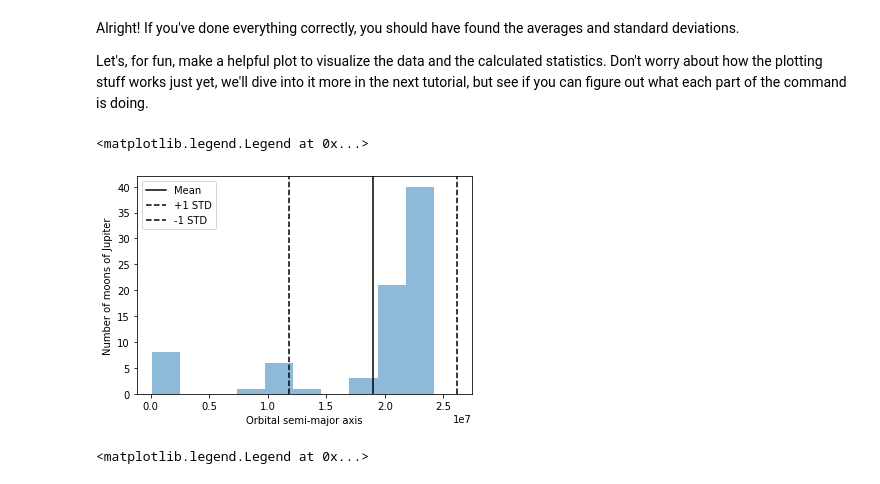
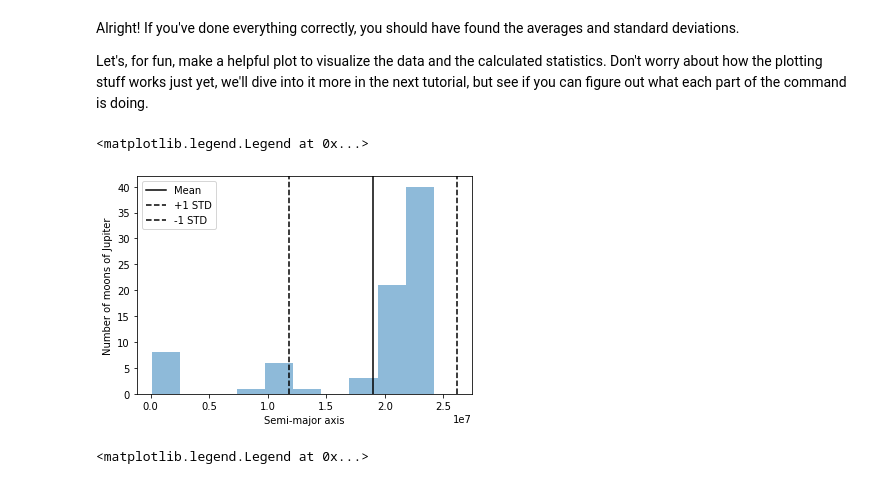
Before and after one commit to heidiawhite/pasea-arp, a Jupyter notebook: Pre-workshop/pre-workshop_tutorial_part1.ipynb, the cells around one changed output. Cells and saved outputs as stored; diff of their text form; code cells hidden in the pictures.

```diff
--- a/Pre-workshop/pre-workshop_tutorial_part1.ipynb
+++ b/Pre-workshop/pre-workshop_tutorial_part1.ipynb
@@ -369,7 +401,7 @@ moons_data = np.loadtxt('drive/My Drive/jupiters_moons.csv', delimiter=',', dtyp
 # %% [markdown]
 You can also skip reading the first row of the file using the option "skiprows". This row contains names of columns rather than data, so you can ignore it.
 # %%
-moons_data = np.loadtxt('drive/My Drive/jupiters_moons.csv', delimiter=',', dtype=  , skiprows=1)
+moons_data = np.loadtxt('drive/My Drive/pasea-arp/Pre-workshop/jupiters_moons.csv', delimiter=',', dtype='str', skiprows=1)
 # %% [markdown]
 Now print this data
 # %%
@@ -524,16 +556,16 @@ Let's, for fun, make a helpful plot to visualize the data and the calculated sta
 # %%
 import matplotlib.pyplot as plt
 %matplotlib inline
 
 plt.hist(major_axes, alpha=0.5)
-plt.axvline(average_major_axis, color='k',label="Mean")
-plt.axvline(average_major_axis + std_major_axis, ls='--',color='k',label="+1 STD")
-plt.axvline(average_major_axis - std_major_axis, ls='--',color='k',label="-1 STD")
-plt.xlabel('Orbital semi-major axis')
+plt.axvline(average_major_axis, color='k', label="Mean")
+plt.axvline(average_major_axis + std_major_axis, ls='--', color='k', label="+1 STD")
+plt.axvline(average_major_axis - std_major_axis, ls='--', color='k', label="-1 STD")
+plt.xlabel('Semi-major axis')
 plt.ylabel('Number of moons of Jupiter')
 plt.legend()
 # %% [output]
 <matplotlib.legend.Legend at 0x...>
-[figure, old version]
+[figure, new version]
 # %%
 plt.hist(eccts, alpha=0.5)
```
Also changed, not shown: parts of 32 cells of this notebook.
